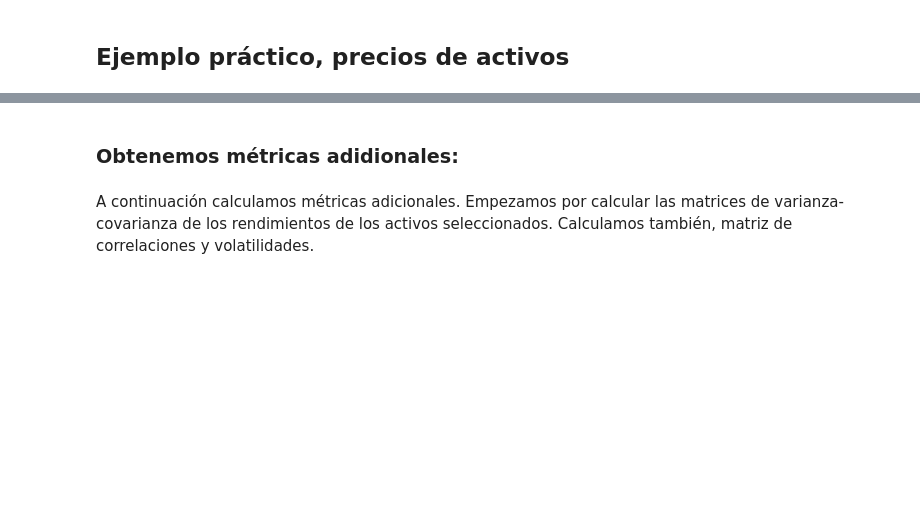
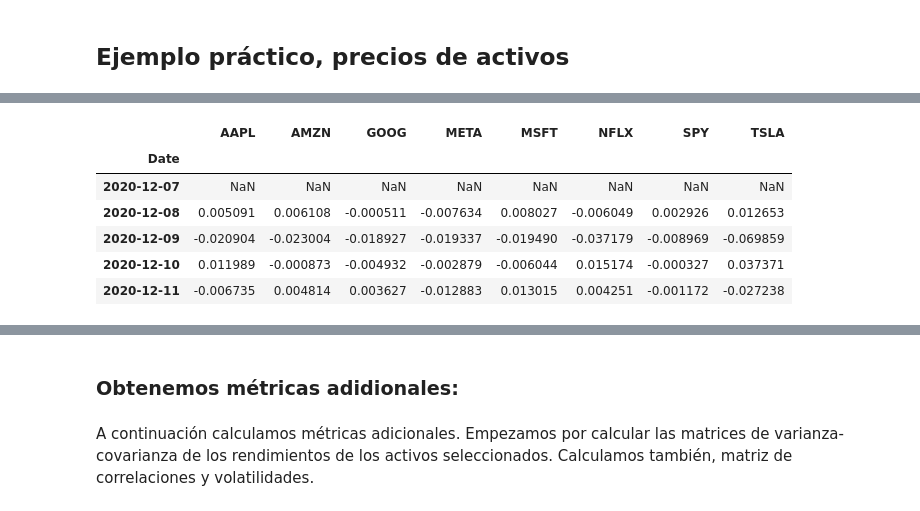
Before and after one commit to GerValle/procesos, a Jupyter notebook: notebooks/Procesos_Estocasticos.ipynb, the cells around one changed output, grey strips where cells are left out. Drawn from its saved outputs; the diff is of its cells as text; code cells hidden in the pictures; blank space fills up the shorter version.

```diff
--- a/notebooks/Procesos_Estocasticos.ipynb
+++ b/notebooks/Procesos_Estocasticos.ipynb
@@ -344,3 +348,13 @@ historia = tickers.history(period=f"{num_dias}d").Close
+# %%
+rendimientos.head()
+# %% [output]
+|  | AAPL | AMZN | GOOG | META | MSFT | NFLX | SPY | TSLA |
+| Date |  |  |  |  |  |  |  |  |
+| 2020-12-07 | NaN | NaN | NaN | NaN | NaN | NaN | NaN | NaN |
+| 2020-12-08 | 0.005091 | 0.006108 | -0.000511 | -0.007634 | 0.008027 | -0.006049 | 0.002926 | 0.012653 |
+| 2020-12-09 | -0.020904 | -0.023004 | -0.018927 | -0.019337 | -0.019490 | -0.037179 | -0.008969 | -0.069859 |
+| 2020-12-10 | 0.011989 | -0.000873 | -0.004932 | -0.002879 | -0.006044 | 0.015174 | -0.000327 | 0.037371 |
+| 2020-12-11 | -0.006735 | 0.004814 | 0.003627 | -0.012883 | 0.013015 | 0.004251 | -0.001172 | -0.027238 |
 # %%
 rendimientos = historia.pct_change()
 acumulado = (1+rendimientos.fillna(0)).cumprod()
```
Also changed, not shown: parts of 6 cells of this notebook, 4 other files.
